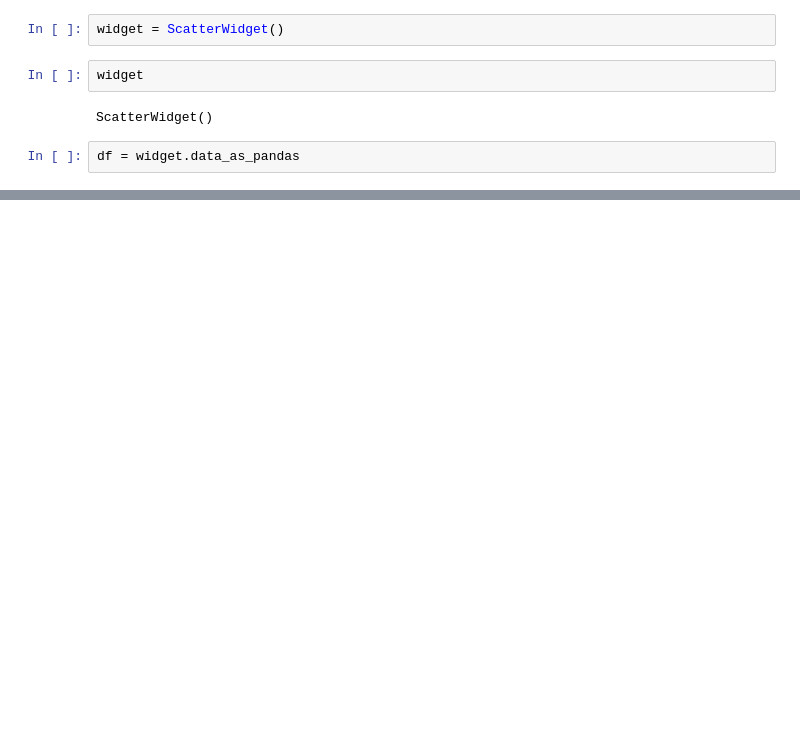
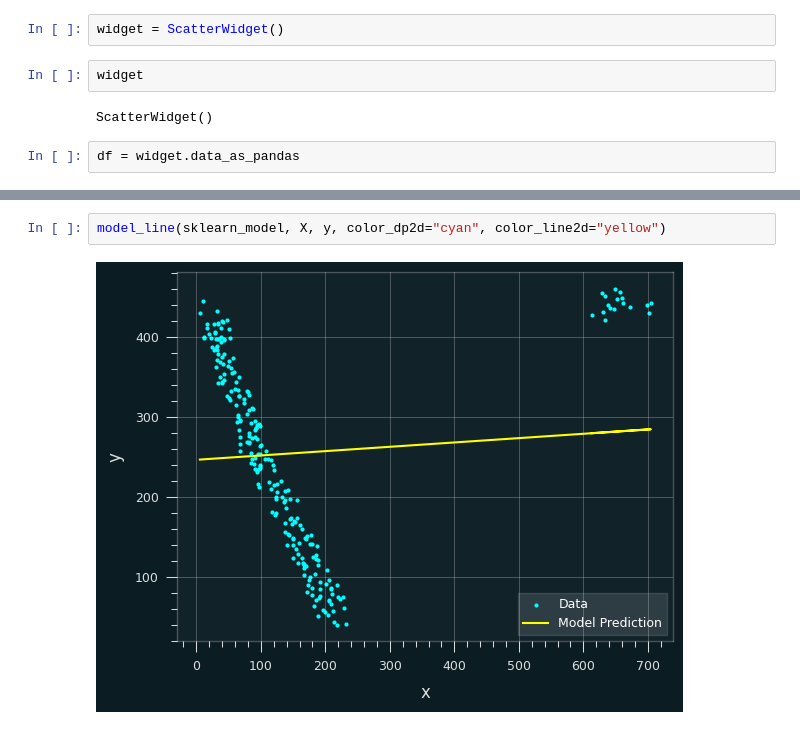
Before and after one commit to RohitMugalya/Learner-s-Garden, a Jupyter notebook: practice notebooks/mae and mse practise.ipynb, the cells around one changed output, grey strips where cells are left out. Cells and saved outputs as stored; diff of their text form; blank space fills up the shorter version.

```diff
--- a/practice notebooks/mae and mse practise.ipynb
+++ b/practice notebooks/mae and mse practise.ipynb
@@ -166,0 +194,4 @@ X.describe()
+# %%
+model_line(sklearn_model, X, y, color_dp2d="cyan", color_line2d="yellow")
+# %% [output]
+[figure, added]
```
Also changed, not shown: parts of 12 cells of this notebook.
